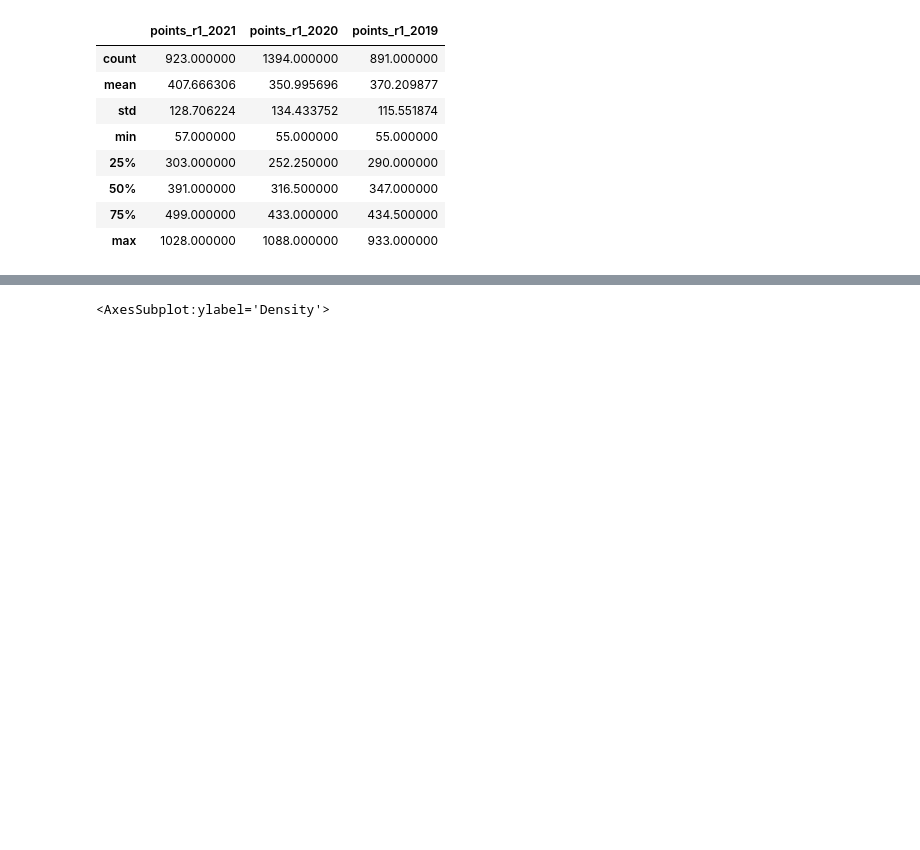
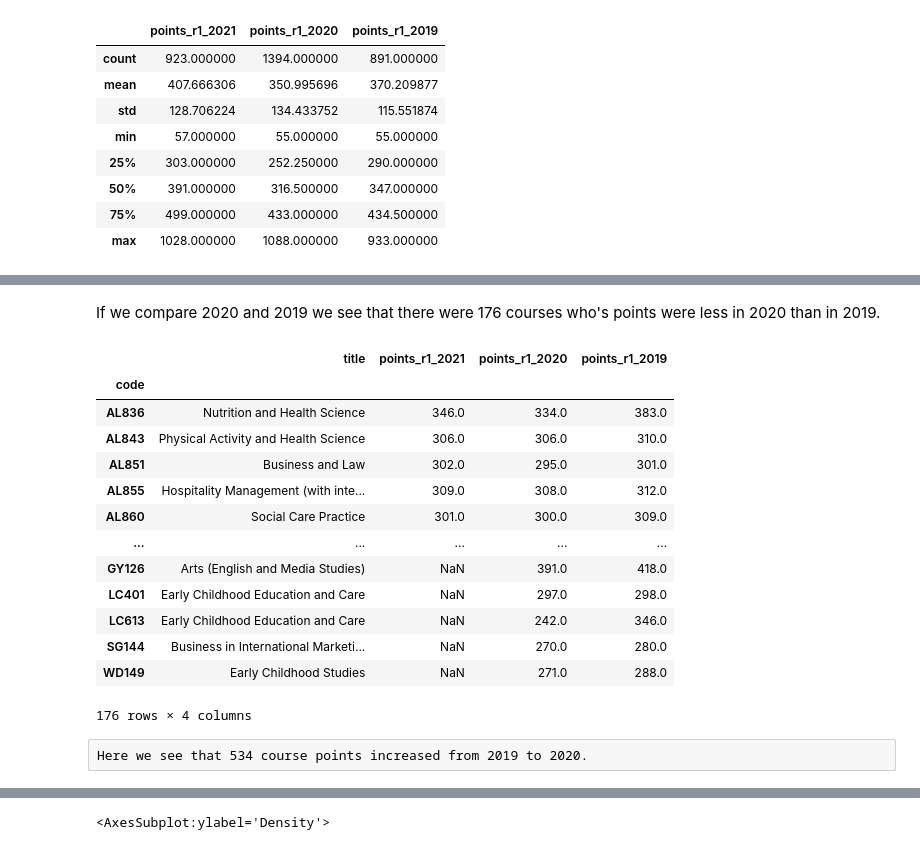
Before and after one commit to SarahMcN25/fundamentals, a Jupyter notebook: cao.ipynb, the cells around one changed output, grey strips where cells are left out. Cells and saved outputs as stored; diff of their text form; code cells hidden in the pictures; blank space fills up the shorter version.

```diff
--- a/cao.ipynb
+++ b/cao.ipynb
@@ -1179,0 +1248,21 @@ However, there was a huge jump in the maximun points required from 2019 to 2020.
+# %% [markdown]
+If we compare 2020 and 2019 we see that there were 176 courses who's points were less in 2020 than in 2019.
+# %%
+df.query('points_r1_2020 < points_r1_2019')
+# %% [output]
+|  | title | points_r1_2021 | points_r1_2020 | points_r1_2019 |
+| code |  |  |  |  |
+| AL836 | Nutrition and Health Science | 346.0 | 334.0 | 383.0 |
+| AL843 | Physical Activity and Health Science | 306.0 | 306.0 | 310.0 |
+| AL851 | Business and Law | 302.0 | 295.0 | 301.0 |
+| AL855 | Hospitality Management (with inte... | 309.0 | 308.0 | 312.0 |
+| AL860 | Social Care Practice | 301.0 | 300.0 | 309.0 |
+| ... | ... | ... | ... | ... |
+| GY126 | Arts (English and Media Studies) | NaN | 391.0 | 418.0 |
+| LC401 | Early Childhood Education and Care | NaN | 297.0 | 298.0 |
+| LC613 | Early Childhood Education and Care | NaN | 242.0 | 346.0 |
+| SG144 | Business in International Marketi... | NaN | 270.0 | 280.0 |
+| WD149 | Early Childhood Studies | NaN | 271.0 | 288.0 |
+176 rows × 4 columns
+# %% [raw]
+Here we see that 534 course points increased from 2019 to 2020.
```
Also changed, not shown: parts of 30 cells of this notebook, 5 other files.
